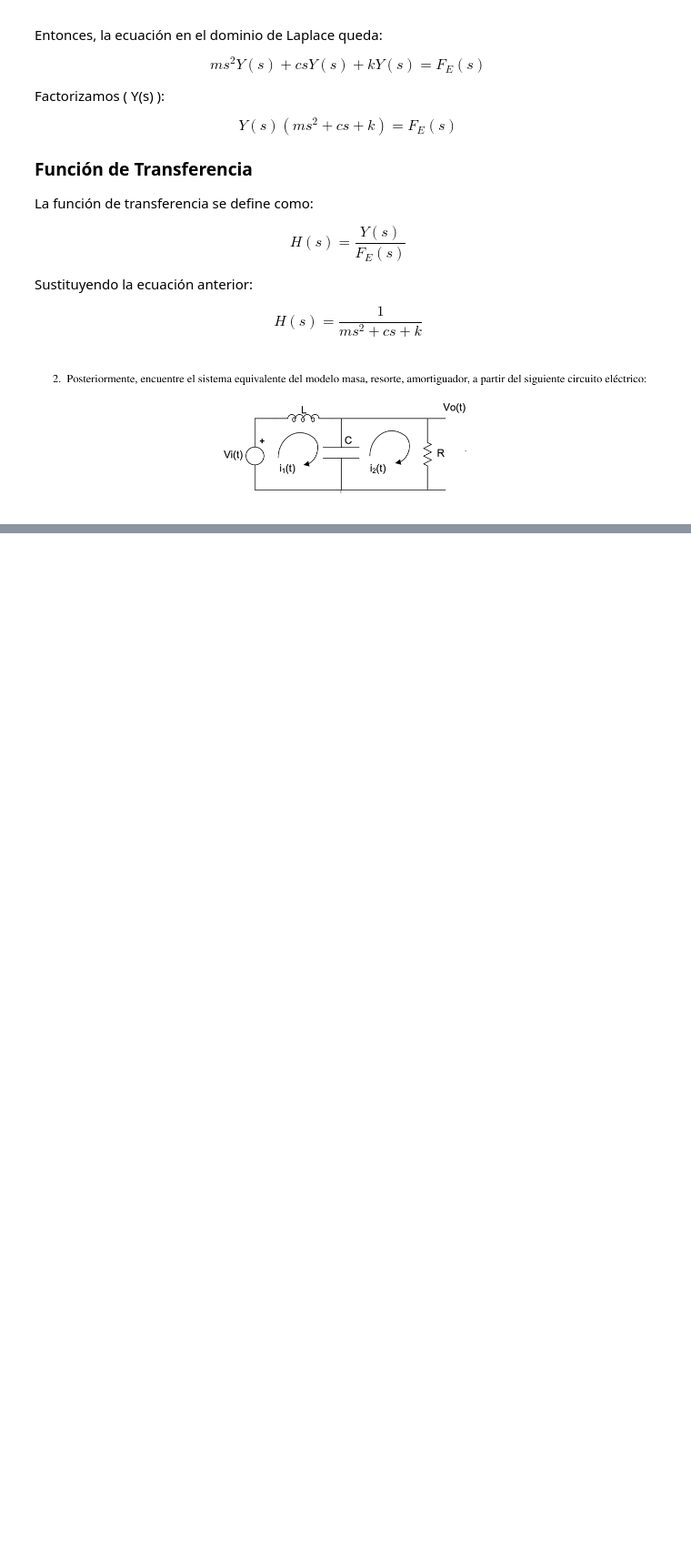
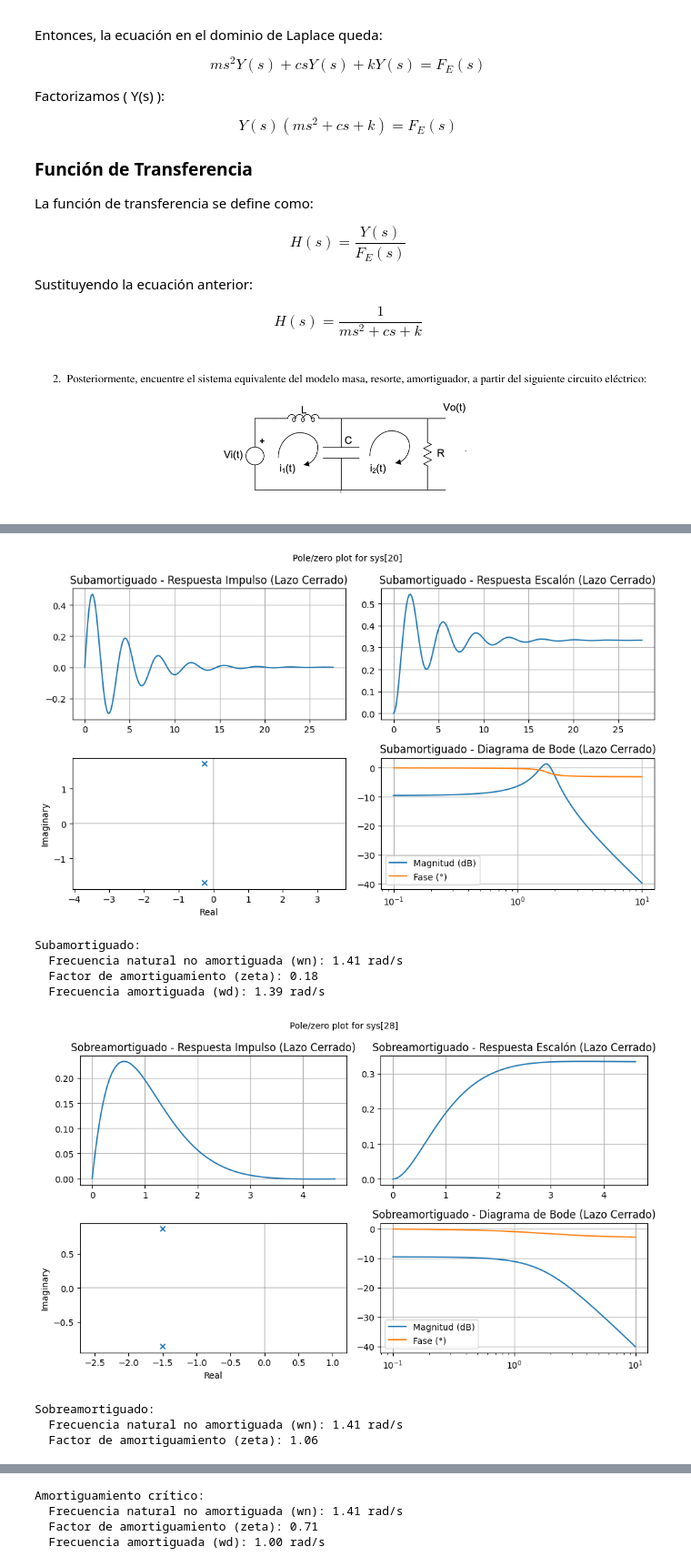
Before and after one commit to Caory2/se-alesysistemas, a Jupyter notebook: TALLER_LAPLACE.ipynb, the cells around one changed output, grey strips where cells are left out. Shown at 91% size. Cells and saved outputs as stored; diff of their text form; code cells hidden in the pictures; blank space fills up the shorter version.

```diff
--- a/TALLER_LAPLACE.ipynb
+++ b/TALLER_LAPLACE.ipynb
@@ -81,0 +255,72 @@ $$
+# %%
+import numpy as np
+import control as ctrl
+import matplotlib.pyplot as plt
+
+# Definimos valores para cada caso
+cases = {
+    "Subamortiguado": (1, 2, 0.5),   # ζ < 1
+    "Sobreamortiguado": (1, 2, 3),   # ζ > 1
+    "Amortiguamiento crítico": (1, 2, 2)  # ζ = 1
+}
+
+for case, (m, k, c) in cases.items():
+    wn = np.sqrt(k / m)  # Frecuencia natural
+    zeta = c / (2 * np.sqrt(m * k))  # Factor de amortiguamiento
+    wd = wn * np.sqrt(1 - zeta ** 2) if zeta < 1 else 0  # Frecuencia amortiguada
+
+    # Función de transferencia en lazo abierto
+    num = [1]
+    den = [m, c, k]
+    sys = ctrl.TransferFunction(num, den)
+
+    # Función de transferencia en lazo cerrado con realimentación unitaria
+    sys_cl = ctrl.feedback(sys)
+
+    # Análisis temporal en lazo cerrado
+    t, y_impulse = ctrl.impulse_response(sys_cl)
+    t, y_step = ctrl.step_response(sys_cl)
+
+    # Gráficos
+    plt.figure(figsize=(10, 6))
+
+    plt.subplot(2, 2, 1)
+    plt.title(f"{case} - Respuesta Impulso (Lazo Cerrado)")
+    plt.plot(t, y_impulse, label="Impulso")
+    plt.grid()
+
+    plt.subplot(2, 2, 2)
+    plt.title(f"{case} - Respuesta Escalón (Lazo Cerrado)")
+    plt.plot(t, y_step, label="Escalón")
+    plt.grid()
+
+    plt.subplot(2, 2, 3)
+    poles, zeros = ctrl.pzmap(sys_cl, plot=True)
+
+    # Bode en lazo cerrado
+    mag, phase, omega = ctrl.bode(sys_cl, plot=False)
+    plt.subplot(2,2,4)
+    plt.title(f"{case} - Diagrama de Bode (Lazo Cerrado)")
+    plt.semilogx(omega, 20*np.log10(mag), label="Magnitud (dB)")
+    plt.semilogx(omega, phase, label="Fase (°)")
+    plt.grid()
+    plt.legend()
+
+    plt.tight_layout()
+    plt.show()
+
+    print(f"{case}:")
+    print(f"  Frecuencia natural no amortiguada (wn): {wn:.2f} rad/s")
+    print(f"  Factor de amortiguamiento (zeta): {zeta:.2f}")
+    if zeta < 1:
+        print(f"  Frecuencia amortiguada (wd): {wd:.2f} rad/s")
+# %% [output]
+[figure, added]
+Subamortiguado:
+  Frecuencia natural no amortiguada (wn): 1.41 rad/s
+  Factor de amortiguamiento (zeta): 0.18
+  Frecuencia amortiguada (wd): 1.39 rad/s
+[figure, added]
+Sobreamortiguado:
+  Frecuencia natural no amortiguada (wn): 1.41 rad/s
+  Factor de amortiguamiento (zeta): 1.06
@@ -81,0 +328,4 @@ $$
+Amortiguamiento crítico:
+  Frecuencia natural no amortiguada (wn): 1.41 rad/s
+  Factor de amortiguamiento (zeta): 0.71
+  Frecuencia amortiguada (wd): 1.00 rad/s
```
Also changed, not shown: parts of 7 cells of this notebook.
